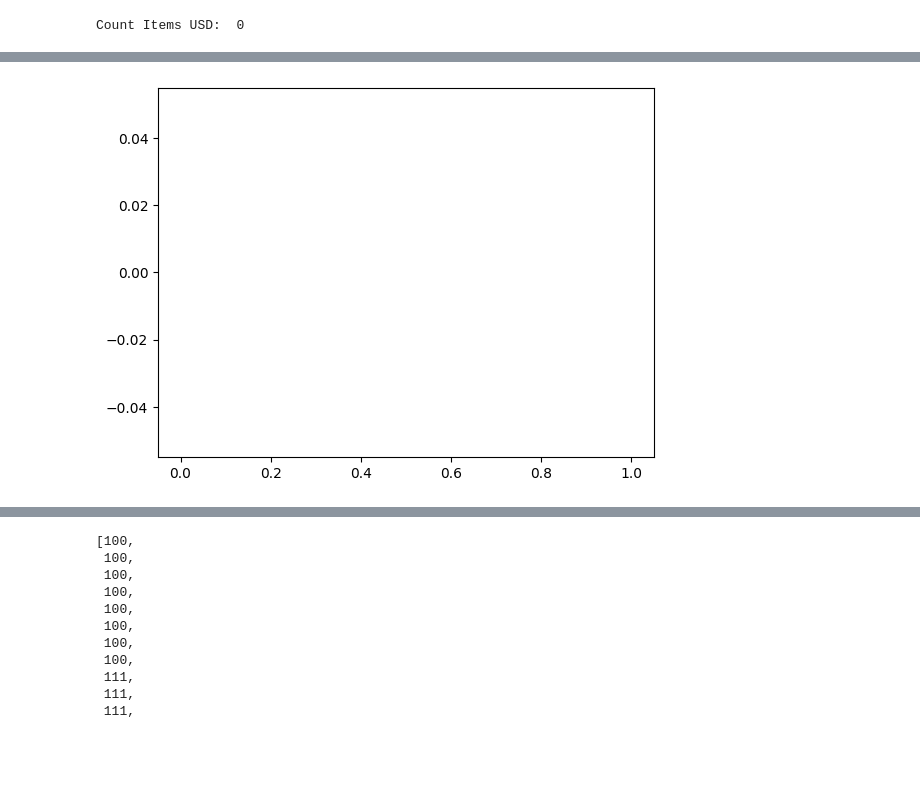
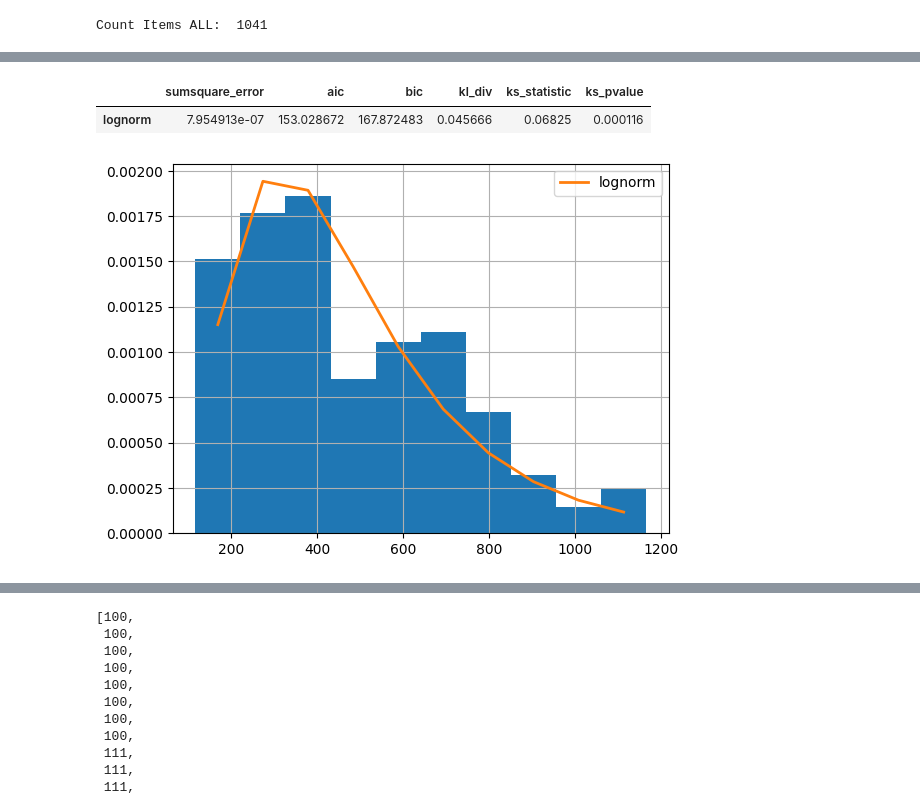
Before and after one commit to romayengineer/marketface, a Jupyter notebook: notebooks/plot_items_by_price.ipynb, the cells around one changed output, grey strips where cells are left out. Saved outputs shown, nothing was run; the diff lists cells and outputs as text; code cells hidden in the pictures; blank space fills up the shorter version.

```diff
--- a/notebooks/plot_items_by_price.ipynb
+++ b/notebooks/plot_items_by_price.ipynb
@@ -14,16 +14,18 @@ for item in all_items:
     if item.price_usd > 0:
         items_with_prices.append(item)
 # %%
-def wanted_items_by_usd(isUsd):
+def wanted_items_by_usd(isUsd, min_price, max_price):
     def wanted_items(item):
         title = item.title.lower()
         desc = item.description.lower()
         text = title + " " + desc
         length = len(" ".join(set(text.split(" "))))
         if (item.deleted == False and
-            item.usd == True and
-            "somi"     in text and
+            item.usd == isUsd and
+            # "somi"     in text and
             # "pro"        in text and
+            # "book"       in text and
+            # "256"        in text and
             # "air"        not in text and
             # "placa"      not in text and
             # "imac"       not in text and
@@ -44,22 +46,22 @@ def wanted_items_by_usd(isUsd):
             # item.price_usd != 3333  and
             # item.price_usd != 4444  and
             # length > 80 and
-            item.price_usd >  20   and
-            item.price_usd <  500 and
+            item.price_usd >=  min_price   and
+            item.price_usd <=  max_price and
            True):
             return True
         return False
     return wanted_items
 
-def filter_items(isUsd):
-    filtered_items = filter(wanted_items_by_usd(isUsd), items_with_prices)
+def filter_items(isUsd, min_price, max_price):
+    filtered_items = filter(wanted_items_by_usd(isUsd, min_price, max_price), items_with_prices)
     filtered_items = sorted(filtered_items, key=lambda i: i.price_usd)
     # if isUsd:
     #     filtered_items *= 7 # times more items if it is USD
     return filtered_items
 
-def calculate_prices_usd(isUsd):
-    filtered_items = filter_items(isUsd)
+def calculate_prices_usd(isUsd, min_price, max_price):
+    filtered_items = filter_items(isUsd, min_price, max_price)
     prices_usd = []
 
     for item in filtered_items:
@@ -68,8 +70,8 @@ def calculate_prices_usd(isUsd):
 
     return prices_usd
 
-def get_urls(isUsd):
-    filtered_items = filter_items(isUsd)
+def get_urls(isUsd, min_price, max_price):
+    filtered_items = filter_items(isUsd, min_price, max_price)
     urls = []
 
     for item in filtered_items:
@@ -84,19 +86,19 @@ def get_urls(isUsd):
 
     return urls
 
-def calculate_and_print_for(currency, bins):
+def calculate_and_print_for(currency, bins, min_price, max_price):
     if currency == "USD":
-        prices = calculate_prices_usd(True)
+        prices = calculate_prices_usd(True, min_price, max_price)
         count = len(prices)
         print("Count Items USD: ", count)
     elif currency == "ARS":
-        prices = calculate_prices_usd(False)
+        prices = calculate_prices_usd(False, min_price, max_price)
         count = len(prices)
         print("Count Items ARS: ", count)
     elif currency == "ALL":
         prices = []
-        prices += calculate_prices_usd(True)
-        prices += calculate_prices_usd(False)
+        prices += calculate_prices_usd(True, min_price, max_price)
+        prices += calculate_prices_usd(False, min_price, max_price)
         count = len(prices)
         print("Count Items ALL: ", count)
     else:
@@ -119,11 +121,12 @@ def count_chars_in_text():
         chars.append(length)
     return chars
 # %%
-usd_bins = 20
+usd_bins = 10
+min_price = 30
+max_price = 1200
+items_usd, usd_hist = calculate_and_print_for("ALL", usd_bins, min_price, max_price)
 
-items_usd, usd_hist = calculate_and_print_for("USD", usd_bins)
-
-dists = ["norm"]
+dists = ["lognorm"]
 
 f = Fitter(items_usd,
            distributions = dists,
@@ -131,4 +134,4 @@ f = Fitter(items_usd,
 f.fit()
 f.summary()
 # %% [output]
-Count Items USD:  0
+Count Items ALL:  1041
@@ -136,3 +139,5 @@ ValueError: zero-size array to reduction operation minimum which has no identity
+|  | sumsquare_error | aic | bic | kl_div | ks_statistic | ks_pvalue |
+| lognorm | 7.954913e-07 | 153.028672 | 167.872483 | 0.045666 | 0.06825 | 0.000116 |
-[figure, old version]
+[figure, new version]
 # %%
 ars_bins = 30
```
Also changed, not shown: parts of 4 cells of this notebook, 6 other files.
